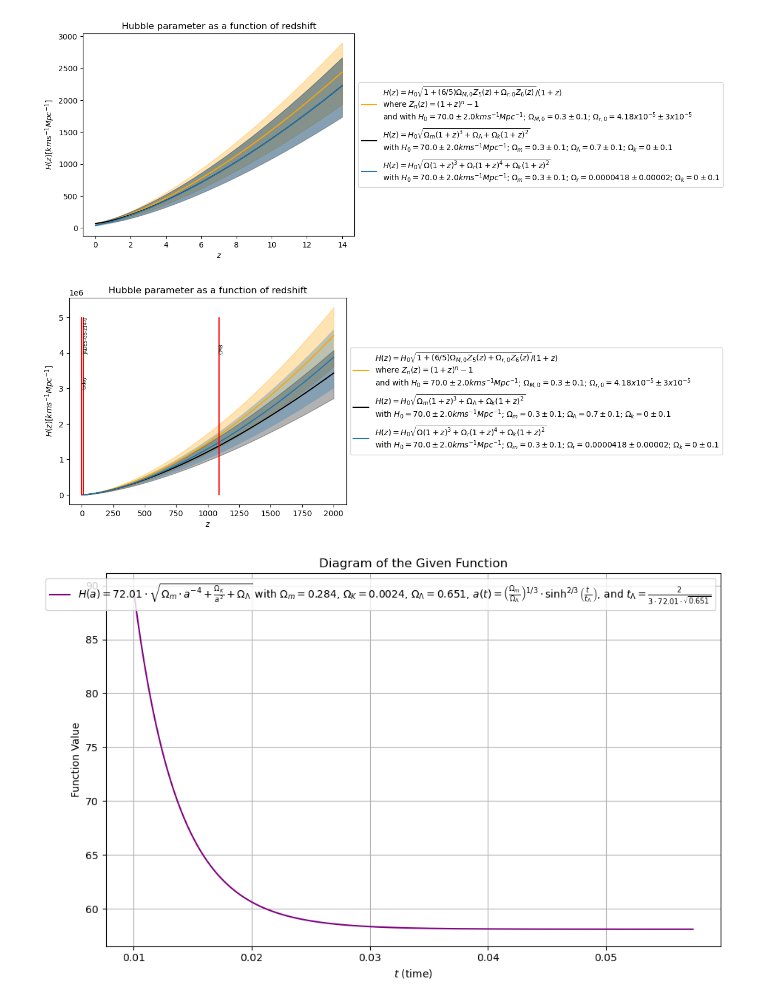
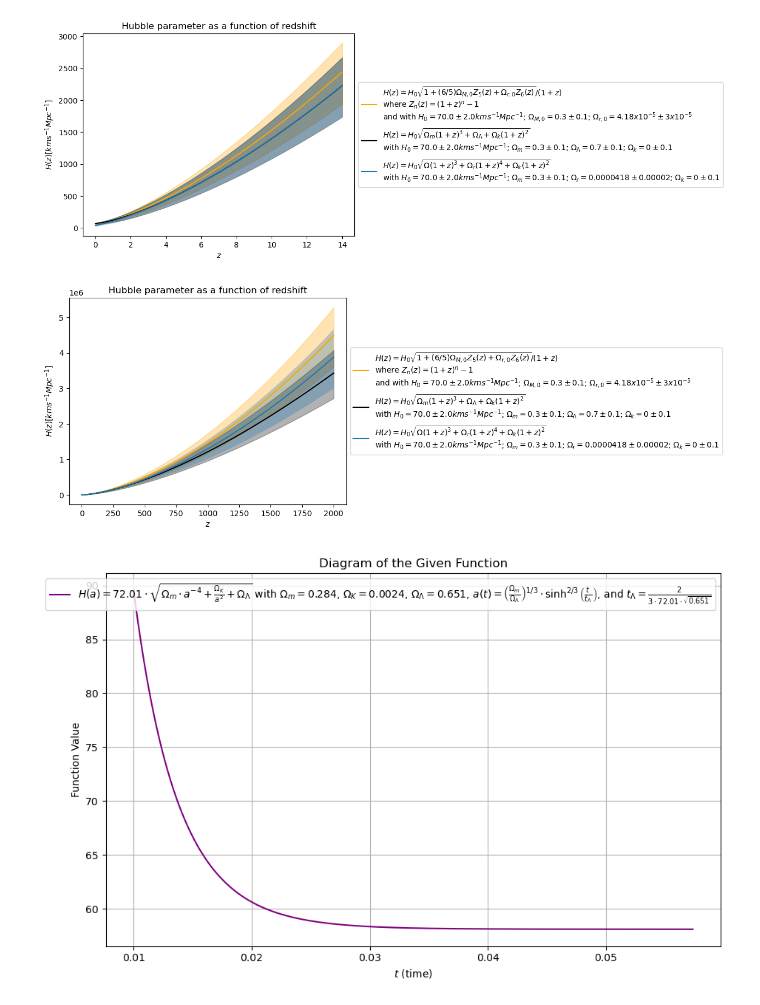
Before and after one commit to CAPIBARA3/cosmology, a Jupyter notebook: sne_cosmo/HubbleParameter.ipynb, the cells around one changed output. Drawn from its saved outputs; the diff is of its cells as text; code cells hidden in the pictures.

```diff
--- a/sne_cosmo/HubbleParameter.ipynb
+++ b/sne_cosmo/HubbleParameter.ipynb
@@ -68,7 +68,7 @@ import matplotlib.pyplot as plt
 import numpy as np
 
 def Zn(n, z):
-    return (1 + z)**n -1
+    return ((1 + z )**n) -1
 
 H0 = 70.0
 sigma_H0 = 2.0
@@ -77,9 +77,6 @@ sigma_Om0 = 0.1
 Or0 = 7.639836225269366 * (10**-5)
 sigma_Or0 = 2 * (10**-5)
 
-
-H0 = 70.0
-sigma_H0 = 2.0
 Om = 0.3
 sigma_Om = 0.1
 OLam = 0.7
@@ -87,55 +84,48 @@ sigma_OLam = 0.1
 Ok = 0
 sigma_Ok = 0.1
 
-H0 = 70.0
-sigma_H0 = 2.0
-Om = 0.3
-sigma_om = 0.1
 Or = 4.18 * (10**-5)
 sigma_Or = 2 * (10**-5)
-Ok = 0
-sigma_Ok = 0.1
 
-z = np.linspace(0, 2000, 5000)
+z = np.linspace(0, 2000, 1000) # actually this is linspace(0, 2000, 5000)
+
 JHz = H0 * np.sqrt(1 + (6/5) * Om0 * Zn(5, z)+ Or0 * Zn(6, z)) / (1 + z)
 JHz_upper = (H0 + sigma_H0) * np.sqrt(1 + (6/5) * (Om0 + sigma_Om0) * Zn(5, z) + (Or0 + sigma_Or0) * Zn(6, z)) / (1 + z)
 JHz_lower = (H0 - sigma_H0) * np.sqrt(1 + (6/5) * (Om0 - sigma_Om0) * Zn(5, z) + (Or0 - sigma_Or0) * Zn(6, z)) / (1 + z)
 
 LHz = H0 * np.sqrt(Om * (1 + z)**3 + OLam + Ok*(1 + z)**2)
 LHz_upper = (H0 + sigma_H0) * np.sqrt((Om + sigma_Om) * (1 + z)**3 + (OLam + sigma_OLam) + (Ok + sigma_Ok) * (1 + z)**2)
 LHz_lower = (H0 - sigma_H0) * np.sqrt((Om - sigma_Om) * (1 + z)**3 + (OLam - sigma_OLam) + (Ok - sigma_Ok) * (1 + z)**2)
 
 CDMHz = H0 *  np.sqrt(Om * (1 + z)**3 + Or * (1 + z)**4 + Ok * (1 + z)**2)
 CDMHz_lower = (H0-sigma_H0) *  np.sqrt((Om-sigma_Om) * (1 + z)**3 + (Or-sigma_Or) * (1 + z)**4 + (Ok-sigma_Ok) * (1 + z)**2)
 CDMHz_upper = (H0+sigma_H0) *  np.sqrt((Om+sigma_Om) * (1 + z)**3 + (Or+sigma_Or) * (1 + z)**4 + (Ok+sigma_Ok) * (1 + z)**2)
 
 
 plt.figure()
 plt.plot(z, JHz, color='orange', label='$H(z) = H_0\sqrt{1+(6/5)\Omega_{M,0}Z_5(z)+\Omega_{r,0}Z_6(z)} / (1 + z)$\nwhere $Z_n(z) = (1 + z)^n - 1$\nand with $H_0 = 70.0\pm2.0 km s^{-1} Mpc^{-1}$; $\Omega_{M,0} = 0.3\pm0.1$; $\Omega_{r,0} = 4.18x10^{-5}\pm3x10^{-5}$')
 plt.fill_between(z, JHz_lower, JHz_upper, color='orange', alpha=0.3)
 plt.plot(z, LHz, color='black', label='$H(z) = H_0\sqrt{\Omega_m(1 + z)^3 + \Omega_\Lambda + \Omega_k(1 + z)^2}$\nwith $H_0 = 70.0\pm2.0 km s^{-1} Mpc^{-1}$; $\Omega_m = 0.3\pm0.1$; $\Omega_\Lambda = 0.7\pm0.1$; $\Omega_k = 0\pm0.1$')
 plt.fill_between(z, LHz_lower, LHz_upper, color='black', alpha=0.3)
 plt.plot(z, CDMHz, label='$H(z) = H_0\sqrt{\Omega(1 + z)^3 + \Omega_r(1 + z)^4 + \Omega_k(1 + z)^2}$\nwith $H_0 = 70.0\pm2.0 km s^{-1} Mpc^{-1}$; $\Omega_m = 0.3\pm0.1$; $\Omega_r = 0.0000418\pm0.00002$; $\Omega_k = 0\pm0.1$')
 plt.fill_between(z, CDMHz_lower, CDMHz_upper, alpha=0.3)
 
-plt.vlines(0, 0, 5000000, color='red')
-plt.text(0, 3000000, 'today', fontsize=6, rotation=90)
-plt.vlines(14, 0, 5000000, color='red')
-plt.text(14, 4000000, 'JADES-GS-z14-0', fontsize=6, rotation=90)
-plt.vlines(1089, 0, 5000000, color='red')
-plt.text(1089, 4000000, 'CMB', fontsize=6, rotation=90)
+# plt.vlines(0, 0, 5000000, color='red')
+# plt.text(0, 3000000, 'today', fontsize=6, rotation=90)
+# plt.vlines(14, 0, 5000000, color='red')
+# plt.text(14, 4000000, 'JADES-GS-z14-0', fontsize=6, rotation=90)
+# plt.vlines(1089, 0, 5000000, color='red')
+# plt.text(1089, 4000000, 'CMB', fontsize=6, rotation=90)
 
 plt.xlabel('$z$')
 plt.ylabel('$H(z) [km s^{-1} Mpc^{-1}]$')
 plt.title('Hubble parameter as a function of redshift')
 plt.legend(loc='center left', bbox_to_anchor=(1, 0.5))
 
-plt.
-
 plt.tight_layout()
 plt.show()
 # %% [output]
-[figure, old version]
+[figure, new version]
 # %%
 import numpy as np
 import matplotlib.pyplot as plt
```
Also changed, not shown: parts of 1 cell of this notebook.
